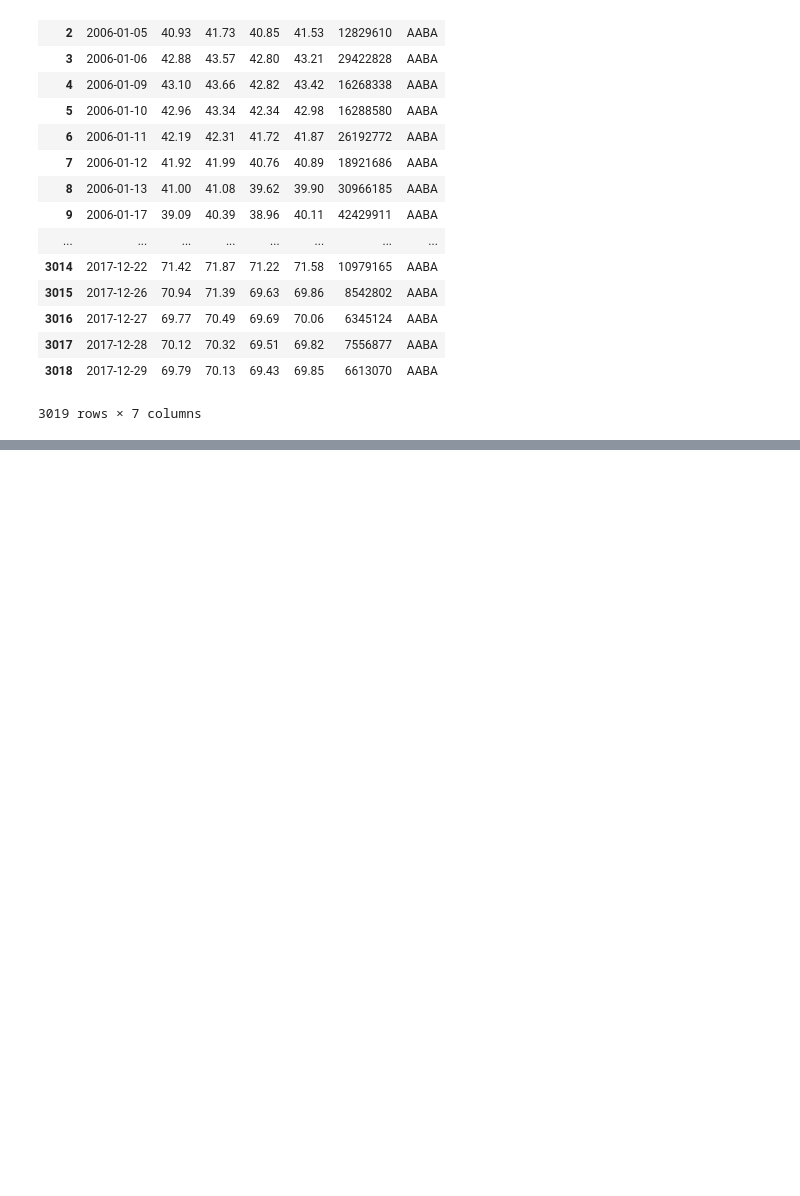
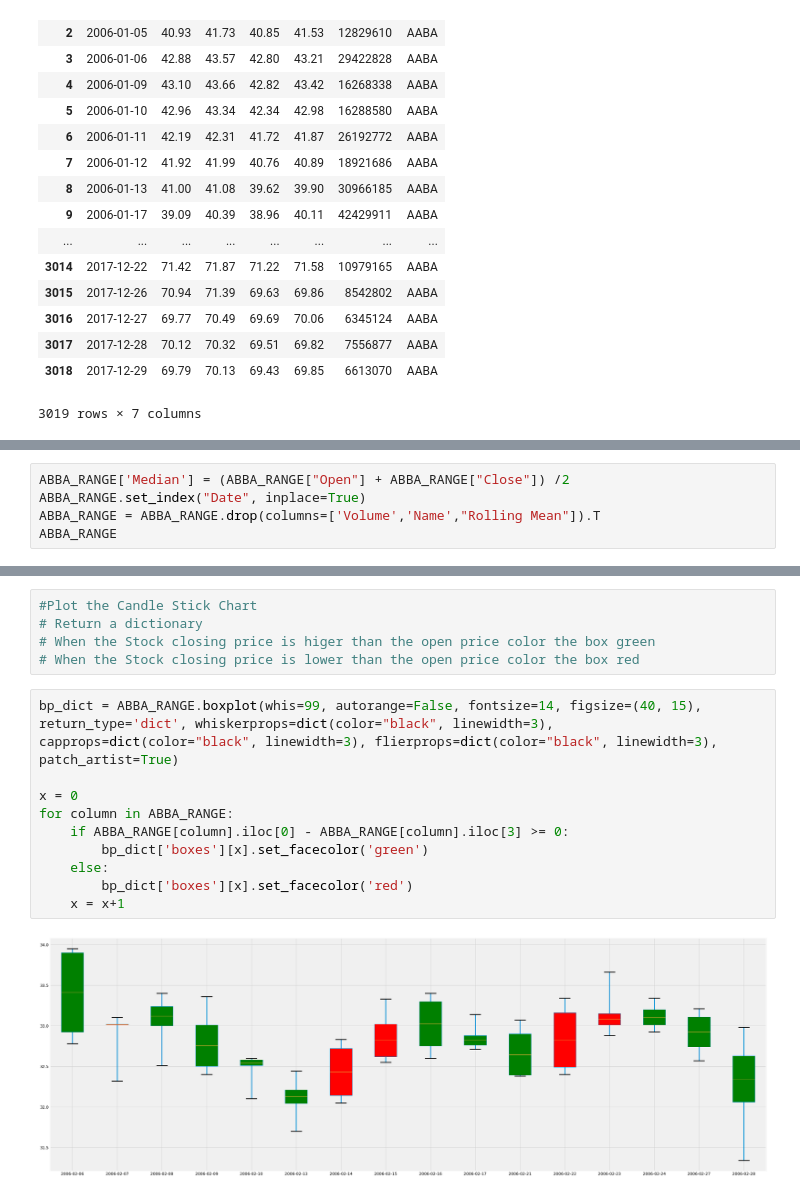
Before and after one commit to mikesturm2001/Python, a Jupyter notebook: Stock Project/Sturm_Michael_Midterm.ipynb, the cells around one changed output, grey strips where cells are left out. Saved outputs shown, nothing was run; the diff lists cells and outputs as text; blank space fills up the shorter version.

```diff
--- a/Stock Project/Sturm_Michael_Midterm.ipynb
+++ b/Stock Project/Sturm_Michael_Midterm.ipynb
@@ -64,0 +178,5 @@ ABBA.plot(x="Date", y=["Open", "Close"], kind="line", figsize=(40,15))
+# %%
+ABBA_RANGE['Median'] = (ABBA_RANGE["Open"] + ABBA_RANGE["Close"]) /2
+ABBA_RANGE.set_index("Date", inplace=True)
+ABBA_RANGE = ABBA_RANGE.drop(columns=['Volume','Name',"Rolling Mean"]).T
+ABBA_RANGE
@@ -64,0 +195,17 @@ ABBA.plot(x="Date", y=["Open", "Close"], kind="line", figsize=(40,15))
+# %%
+#Plot the Candle Stick Chart
+# Return a dictionary
+# When the Stock closing price is higer than the open price color the box green
+# When the Stock closing price is lower than the open price color the box red
+# %%
+bp_dict = ABBA_RANGE.boxplot(whis=99, autorange=False, fontsize=14, figsize=(40, 15), return_type='dict', whiskerprops=dict(color="black", linewidth=3), capprops=dict(color="black", linewidth=3), flierprops=dict(color="black", linewidth=3), patch_artist=True)
+
+x = 0
+for column in ABBA_RANGE:
+    if ABBA_RANGE[column].iloc[0] - ABBA_RANGE[column].iloc[3] >= 0:
+        bp_dict['boxes'][x].set_facecolor('green')
+    else:
+        bp_dict['boxes'][x].set_facecolor('red')
+    x = x+1
+# %% [output]
+[figure, added]
```
Also changed, not shown: parts of 25 cells of this notebook.
